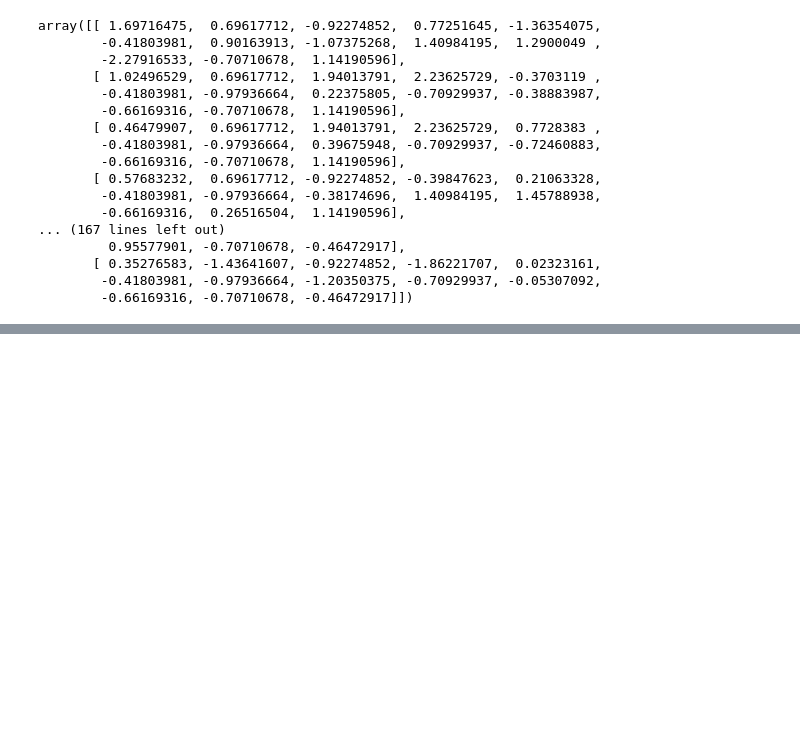
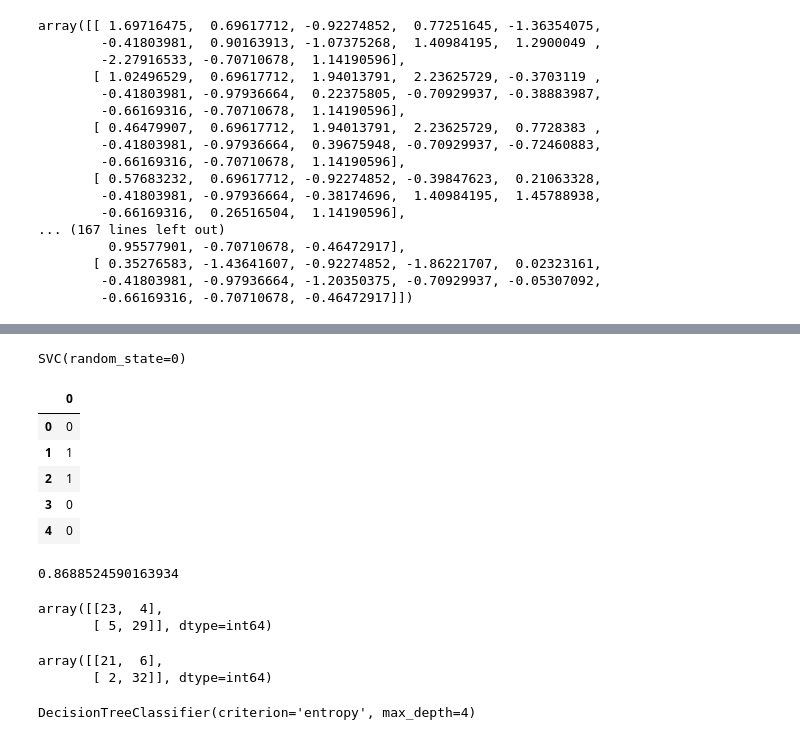
Before and after one commit to 18-RAJAT/Heart-Disease-Prediction, a Jupyter notebook: Heart-Disease-Prediction.ipynb, the cells around one changed output, grey strips where cells are left out. Cells and saved outputs as stored; diff of their text form; code cells hidden in the pictures; blank space fills up the shorter version.

```diff
--- a/Heart-Disease-Prediction.ipynb
+++ b/Heart-Disease-Prediction.ipynb
@@ -176,0 +208,36 @@ array([[ 1.69716475,  0.69617712, -0.92274852,  0.77251645, -1.36354075,
+# %%
+# Now Using SVM Algorithm
+from sklearn.svm import SVC
+classifier=SVC(kernel='rbf',random_state=0)
+classifier.fit(X_train,y_train)
+# %% [output]
+SVC(random_state=0)
+# %%
+#Predict
+y_pred=classifier.predict(X_test)
+# %%
+prediction2=pd.DataFrame(y_pred)
+prediction2.head()
+# %% [output]
+|  | 0 |
+| 0 | 0 |
+| 1 | 1 |
+| 2 | 1 |
+| 3 | 0 |
+| 4 | 0 |
+# %%
+#Accuracy
+metrics.accuracy_score(y_test, prediction2)
+# %% [output]
+0.8688524590163934
+# %%
+from sklearn.metrics import confusion_matrix
+confusion_matrix(y_test,prediction1)
+# %% [output]
+array([[23,  4],
+       [ 5, 29]], dtype=int64)
+# %%
+confusion_matrix(y_test,prediction2)
+# %% [output]
+array([[21,  6],
+       [ 2, 32]], dtype=int64)
@@ -176,0 +248,4 @@ array([[ 1.69716475,  0.69617712, -0.92274852,  0.77251645, -1.36354075,
+# %%
+HeartTree.fit(X_train,y_train)
+# %% [output]
+DecisionTreeClassifier(criterion='entropy', max_depth=4)
```
Also changed, not shown: parts of 12 cells of this notebook.
